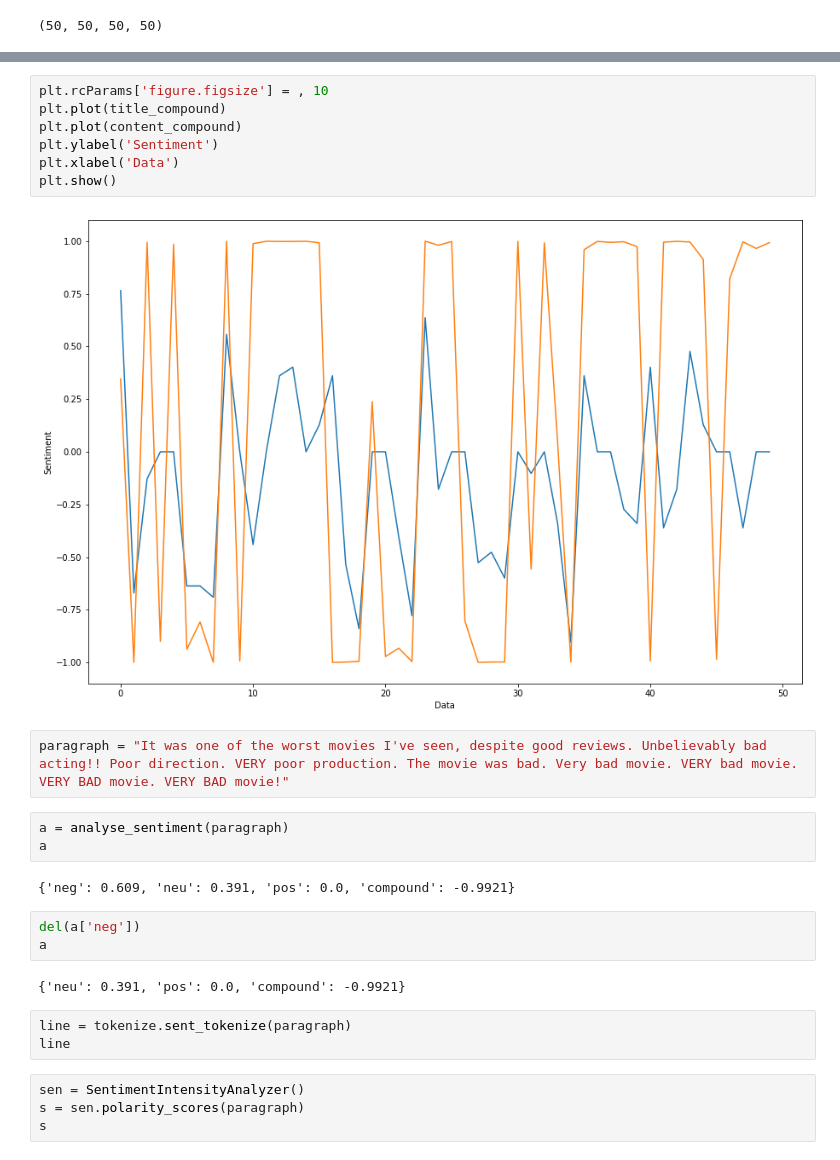
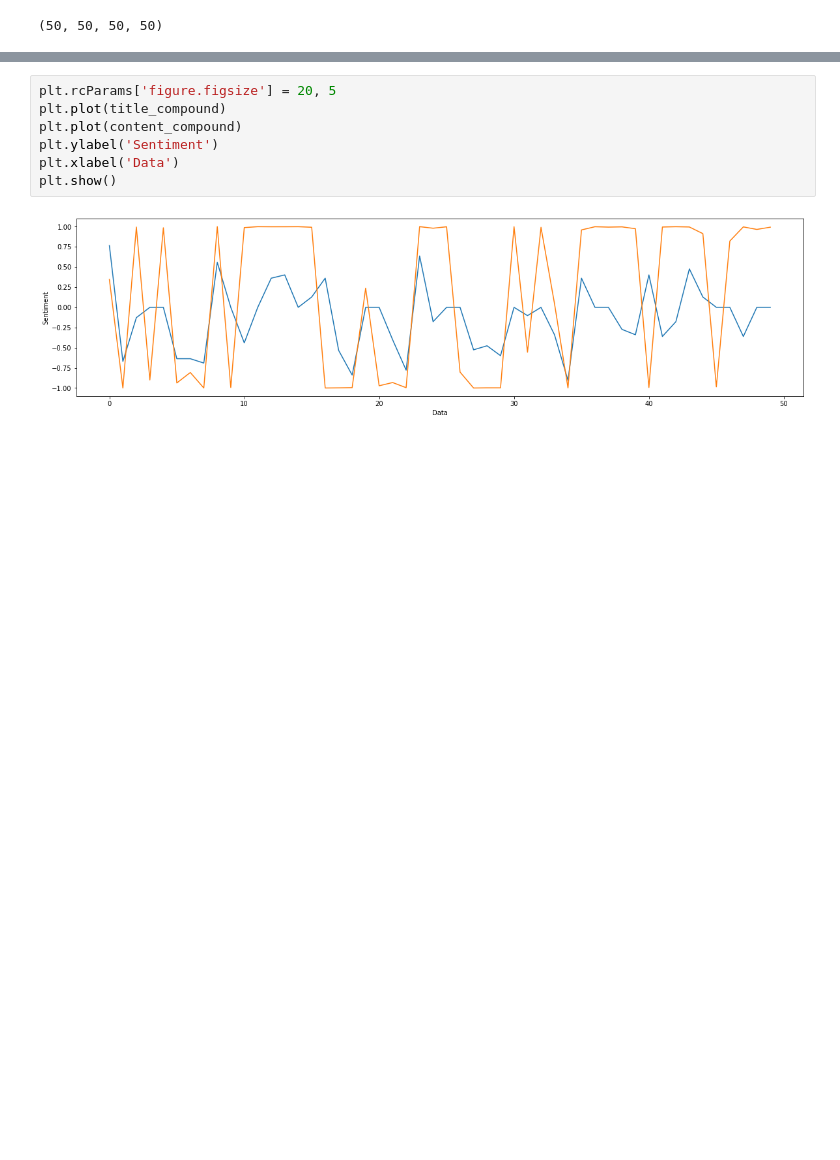
Before and after one commit to arabind-meher/News-Data-Analysis, a Jupyter notebook: 03_sentiment_analysis_on_news_data.ipynb, the cells around one changed output, grey strips where cells are left out. Cells and saved outputs as stored; diff of their text form; blank space fills up the shorter version.

```diff
--- a/03_sentiment_analysis_on_news_data.ipynb
+++ b/03_sentiment_analysis_on_news_data.ipynb
@@ -80,28 +63,9 @@ content_compound
 # %%
-plt.rcParams['figure.figsize'] = , 10
+plt.rcParams['figure.figsize'] = 20, 5
 plt.plot(title_compound)
 plt.plot(content_compound)
 plt.ylabel('Sentiment')
 plt.xlabel('Data')
 plt.show()
 # %% [output]
-[figure, old version]
+[figure, new version]
-# %%
-paragraph = "It was one of the worst movies I've seen, despite good reviews. Unbelievably bad acting!! Poor direction. VERY poor production. The movie was bad. Very bad movie. VERY bad movie. VERY BAD movie. VERY BAD movie!"
-# %%
-a = analyse_sentiment(paragraph)
-a
-# %% [output]
-{'neg': 0.609, 'neu': 0.391, 'pos': 0.0, 'compound': -0.9921}
-# %%
-del(a['neg'])
-a
-# %% [output]
-{'neu': 0.391, 'pos': 0.0, 'compound': -0.9921}
-# %%
-line = tokenize.sent_tokenize(paragraph)
-line
-# %%
-sen = SentimentIntensityAnalyzer()
-s = sen.polarity_scores(paragraph)
-s
```
Also changed, not shown: parts of 4 cells of this notebook.
